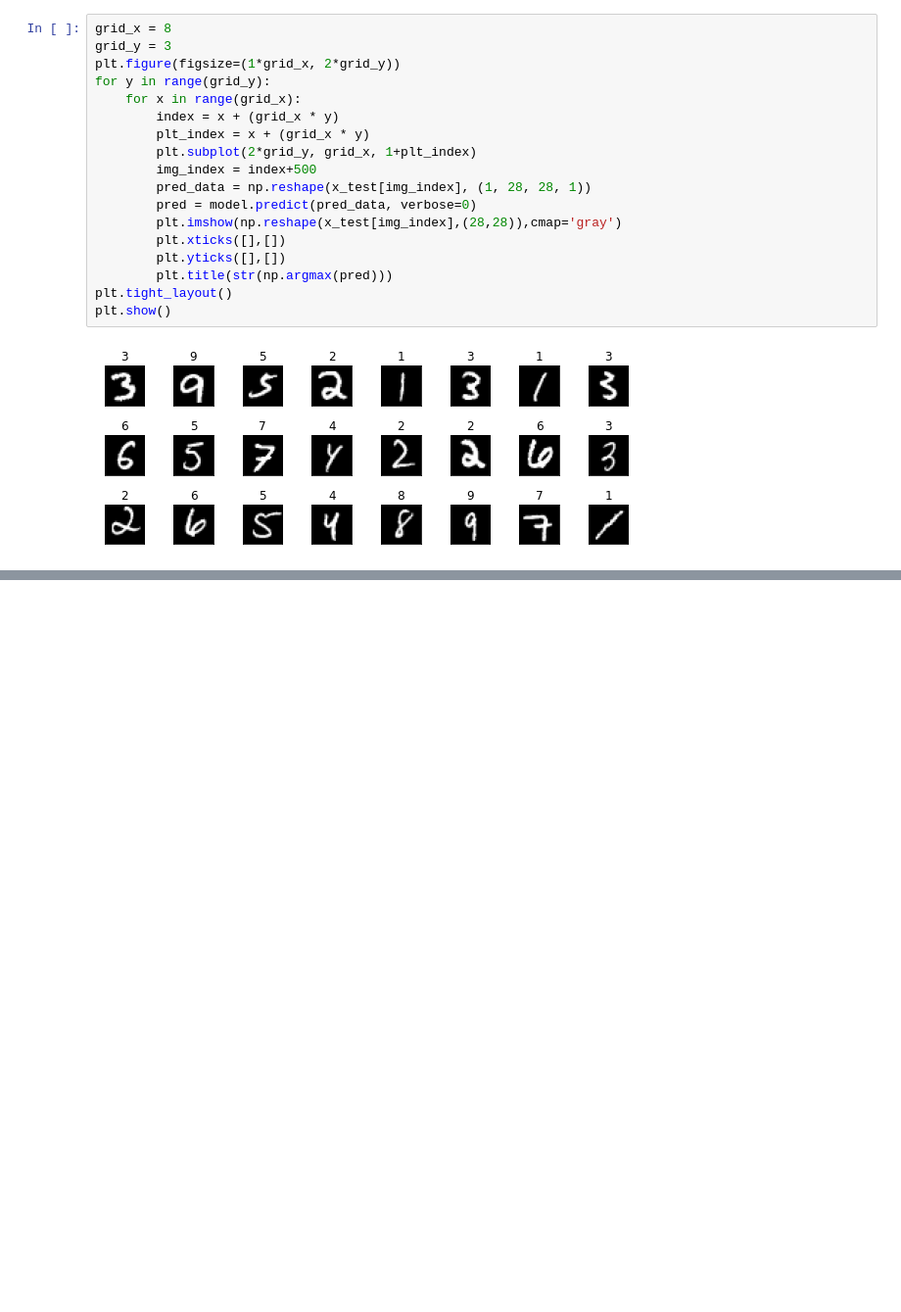
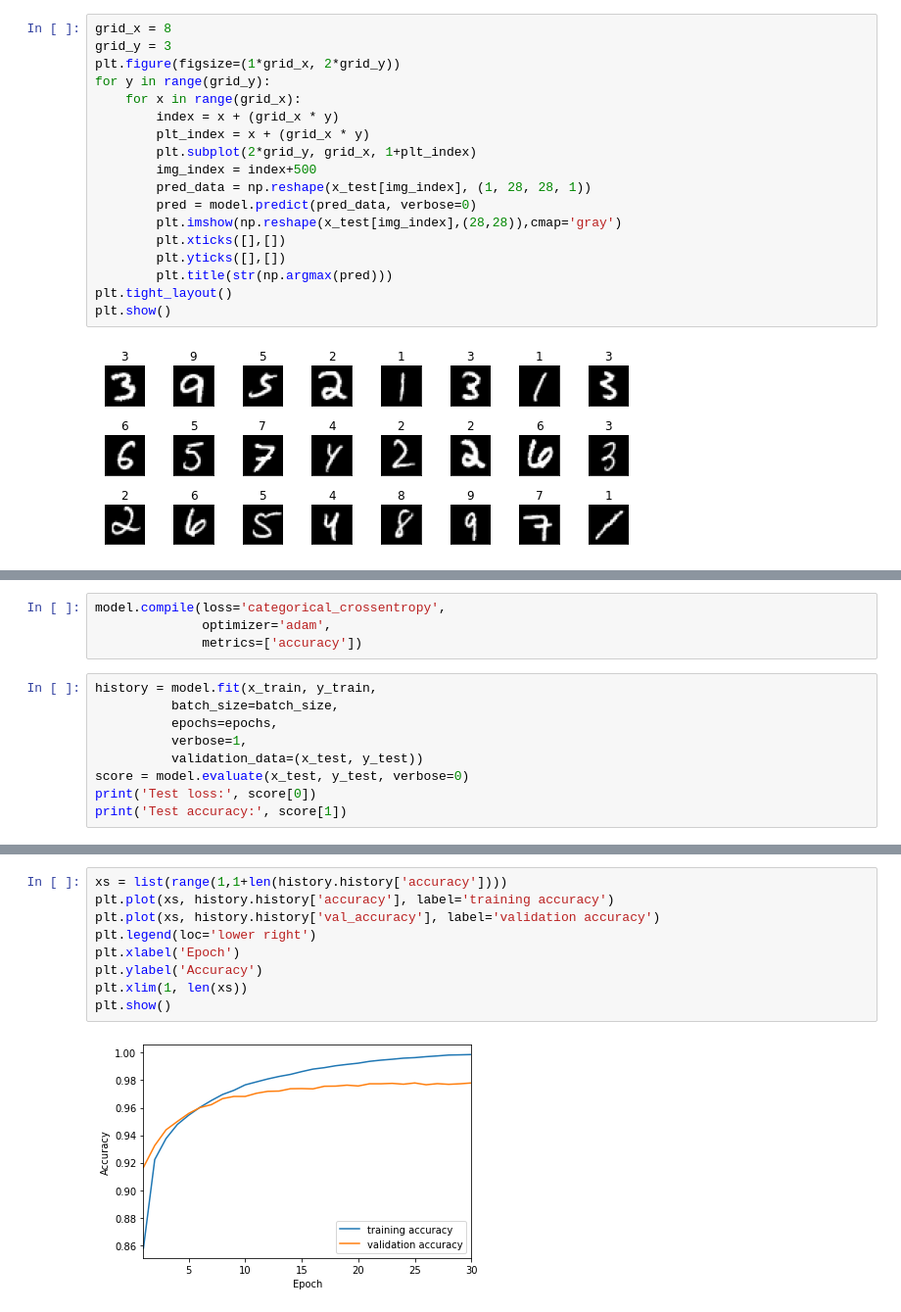
Before and after one commit to neural-data-science-lab/DL-intro-2022, a Jupyter notebook: MNIST-CNN-Keras.ipynb, the cells around one changed output, grey strips where cells are left out. Shown at 98% size. Drawn from its saved outputs; the diff is of its cells as text; blank space fills up the shorter version.

```diff
--- a/MNIST-CNN-Keras.ipynb
+++ b/MNIST-CNN-Keras.ipynb
@@ -209,0 +251,13 @@ plt.show()
+# %%
+model.compile(loss='categorical_crossentropy',
+              optimizer='adam',
+              metrics=['accuracy'])
+# %%
+history = model.fit(x_train, y_train,
+          batch_size=batch_size,
+          epochs=epochs,
+          verbose=1,
+          validation_data=(x_test, y_test))
+score = model.evaluate(x_test, y_test, verbose=0)
+print('Test loss:', score[0])
+print('Test accuracy:', score[1])
@@ -209,0 +282,11 @@ plt.show()
+# %%
+xs = list(range(1,1+len(history.history['accuracy'])))
+plt.plot(xs, history.history['accuracy'], label='training accuracy')
+plt.plot(xs, history.history['val_accuracy'], label='validation accuracy')
+plt.legend(loc='lower right')
+plt.xlabel('Epoch')
+plt.ylabel('Accuracy')
+plt.xlim(1, len(xs))
+plt.show()
+# %% [output]
+[figure, added]
```
Also changed, not shown: parts of 10 cells of this notebook.
